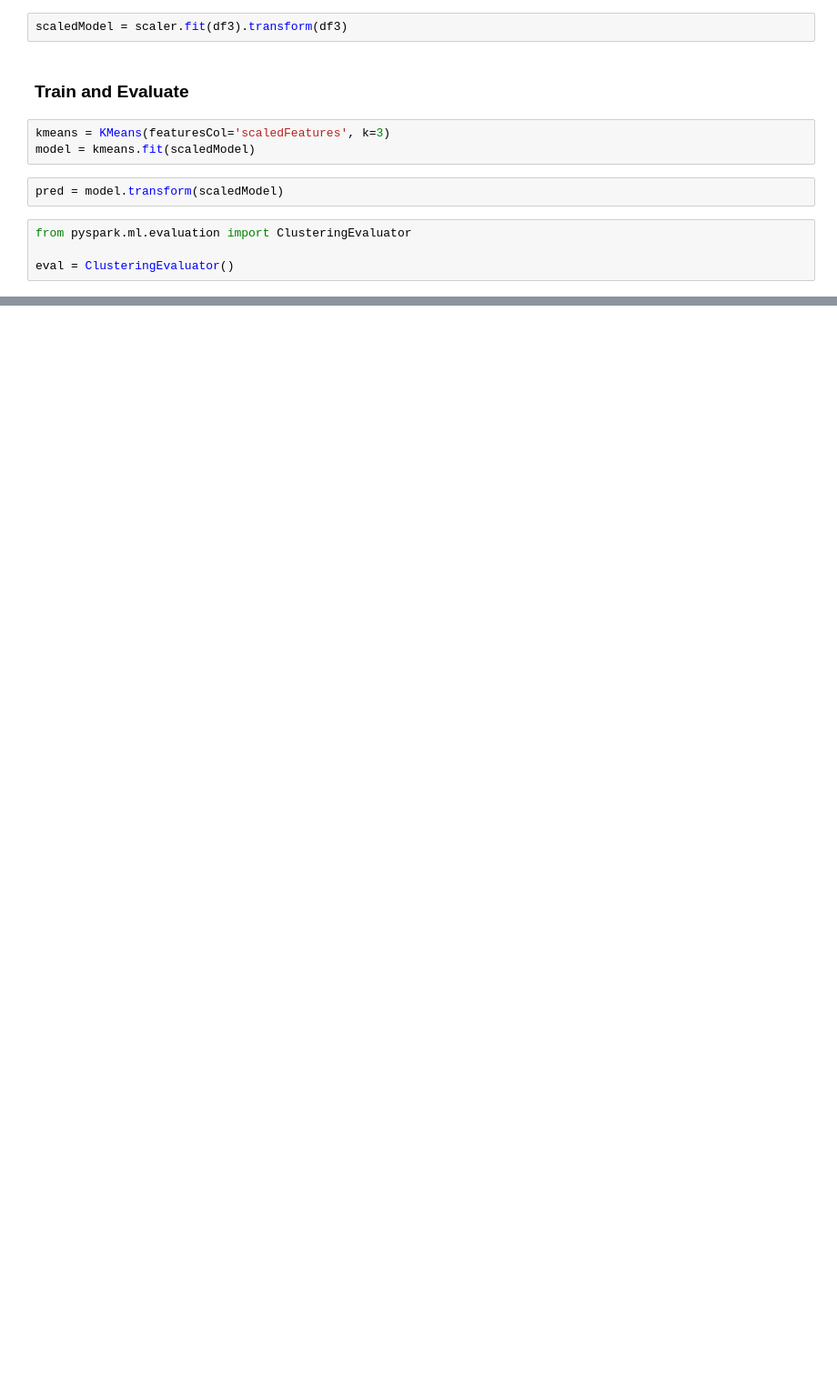
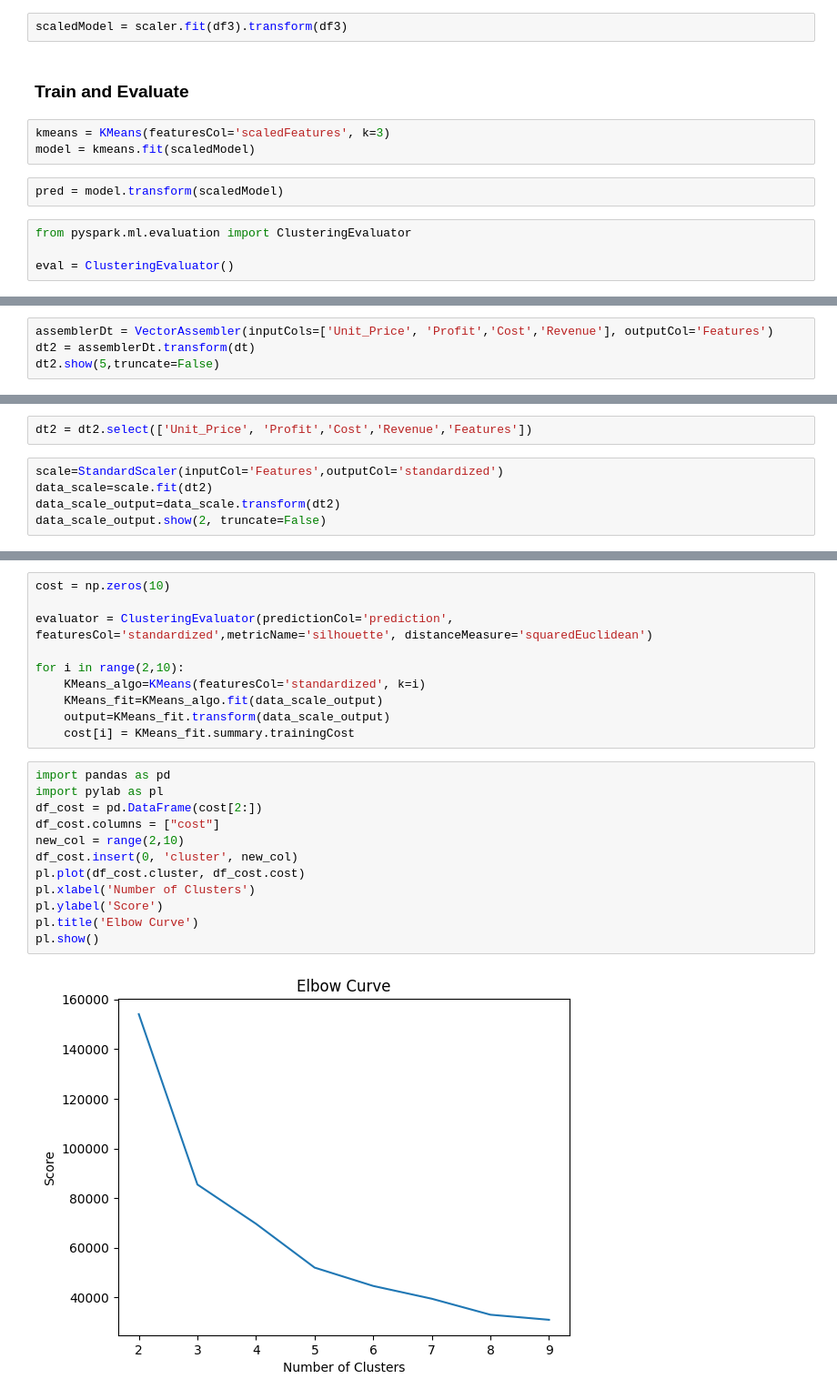
Before and after one commit to dindadinho93/Spark-Exercise, a Jupyter notebook: spark_kmeans.ipynb, the cells around one changed output, grey strips where cells are left out. Shown: that part at 91% size. Saved outputs shown, nothing was run; the diff lists cells and outputs as text; blank space fills up the shorter version.

Commit message:
add kmeans scled features

```diff
--- a/spark_kmeans.ipynb
+++ b/spark_kmeans.ipynb
@@ -60,0 +89,4 @@ for center in centers:
+# %%
+assemblerDt = VectorAssembler(inputCols=['Unit_Price', 'Profit','Cost','Revenue'], outputCol='Features')
+dt2 = assemblerDt.transform(dt)
+dt2.show(5,truncate=False)
@@ -60,0 +104,7 @@ for center in centers:
+# %%
+dt2 = dt2.select(['Unit_Price', 'Profit','Cost','Revenue','Features'])
+# %%
+scale=StandardScaler(inputCol='Features',outputCol='standardized')
+data_scale=scale.fit(dt2)
+data_scale_output=data_scale.transform(dt2)
+data_scale_output.show(2, truncate=False)
@@ -60,0 +119,24 @@ for center in centers:
+# %%
+cost = np.zeros(10)
+
+evaluator = ClusteringEvaluator(predictionCol='prediction', featuresCol='standardized',metricName='silhouette', distanceMeasure='squaredEuclidean')
+
+for i in range(2,10):
+    KMeans_algo=KMeans(featuresCol='standardized', k=i)
+    KMeans_fit=KMeans_algo.fit(data_scale_output)
+    output=KMeans_fit.transform(data_scale_output)
+    cost[i] = KMeans_fit.summary.trainingCost
+# %%
+import pandas as pd
+import pylab as pl
+df_cost = pd.DataFrame(cost[2:])
+df_cost.columns = ["cost"]
+new_col = range(2,10)
+df_cost.insert(0, 'cluster', new_col)
+pl.plot(df_cost.cluster, df_cost.cost)
+pl.xlabel('Number of Clusters')
+pl.ylabel('Score')
+pl.title('Elbow Curve')
+pl.show()
+# %% [output]
+[figure, added]
```
Also changed, not shown: parts of 10 cells of this notebook.
